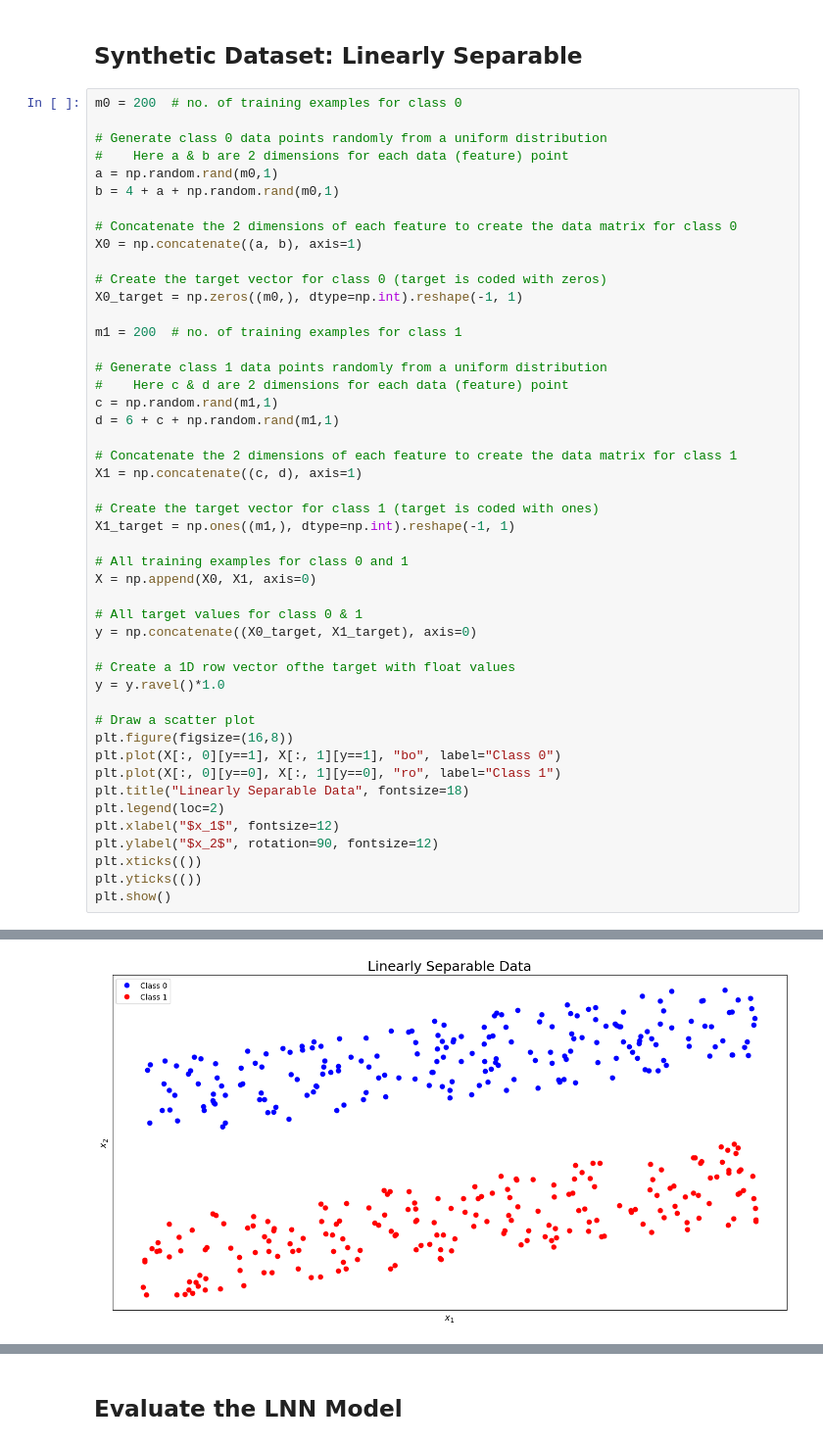
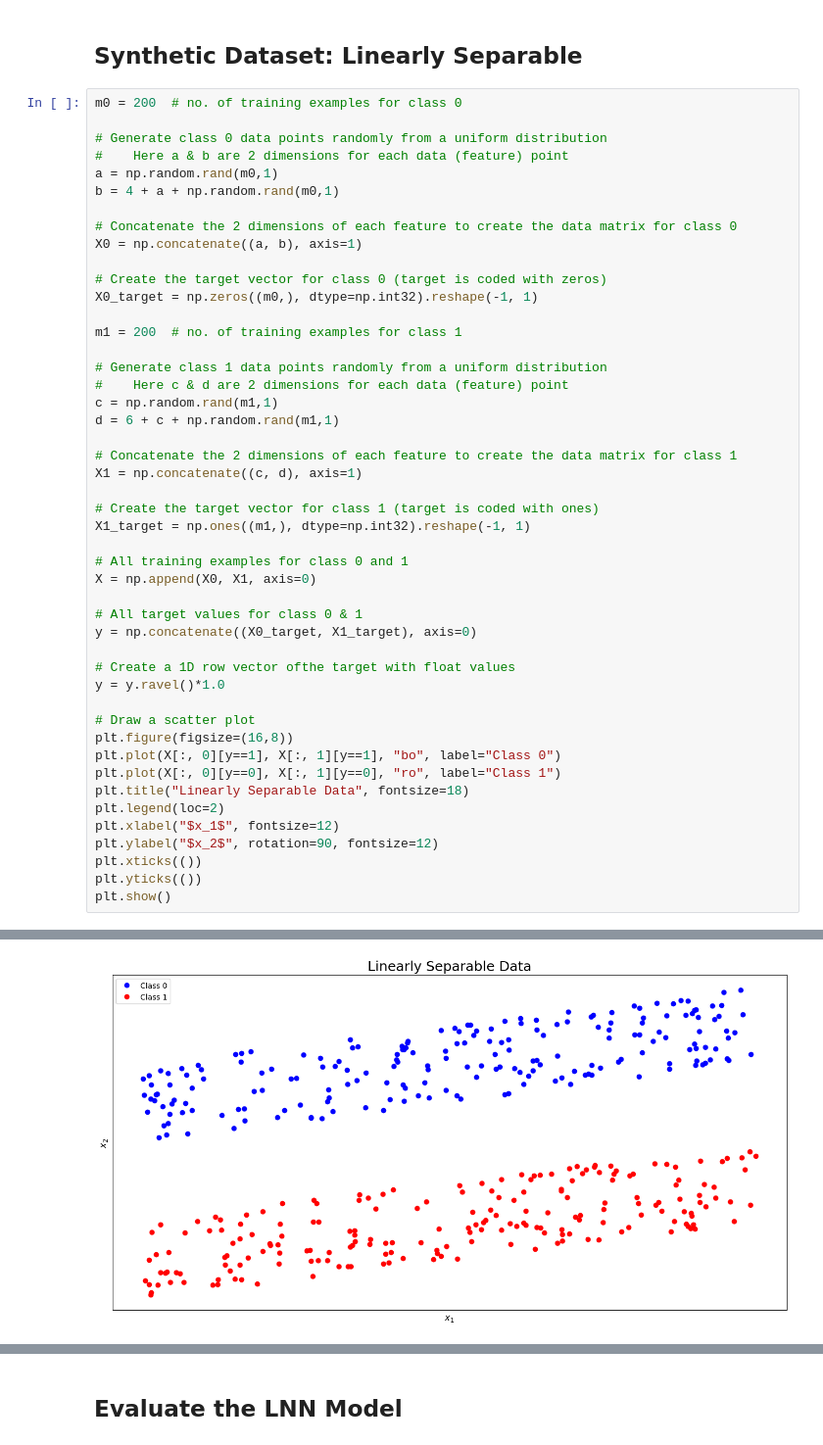
Before and after one commit to rhasanbd/Linear-Neural-Networks, a Jupyter notebook: Linear Neural Network-1-Binary Classification-Linearly Separable.ipynb, the cells around one changed output, grey strips where cells are left out. Shown: that part at 98% size. Cells and saved outputs as stored; diff of their text form.

```diff
--- a/Linear Neural Network-1-Binary Classification-Linearly Separable.ipynb
+++ b/Linear Neural Network-1-Binary Classification-Linearly Separable.ipynb
@@ -115,7 +122,7 @@ b = 4 + a + np.random.rand(m0,1)
 X0 = np.concatenate((a, b), axis=1)
 
 # Create the target vector for class 0 (target is coded with zeros)
-X0_target = np.zeros((m0,), dtype=np.int).reshape(-1, 1)
+X0_target = np.zeros((m0,), dtype=np.int32).reshape(-1, 1)
 
 m1 = 200  # no. of training examples for class 1
 
@@ -128,7 +135,7 @@ d = 6 + c + np.random.rand(m1,1)
 X1 = np.concatenate((c, d), axis=1)
 
 # Create the target vector for class 1 (target is coded with ones)
-X1_target = np.ones((m1,), dtype=np.int).reshape(-1, 1)
+X1_target = np.ones((m1,), dtype=np.int32).reshape(-1, 1)
 
 # All training examples for class 0 and 1
 X = np.append(X0, X1, axis=0)
@@ -158,4 +161,4 @@ Deprecated in NumPy 1.20; for more details and guidance: https://numpy.org/devdo
-[figure, old version]
+[figure, new version]
 # %% [markdown]
 ## Create a LNN Model
 
```
Also changed, not shown: parts of 10 cells of this notebook, 3 other files.
